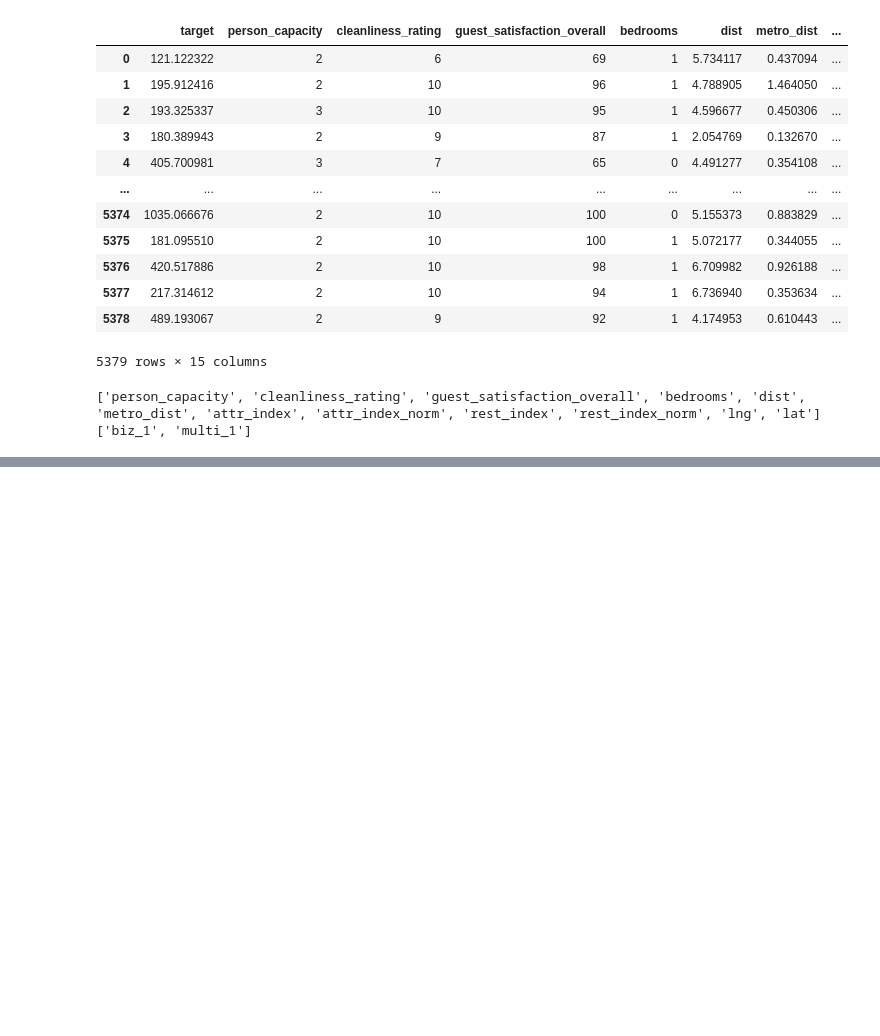
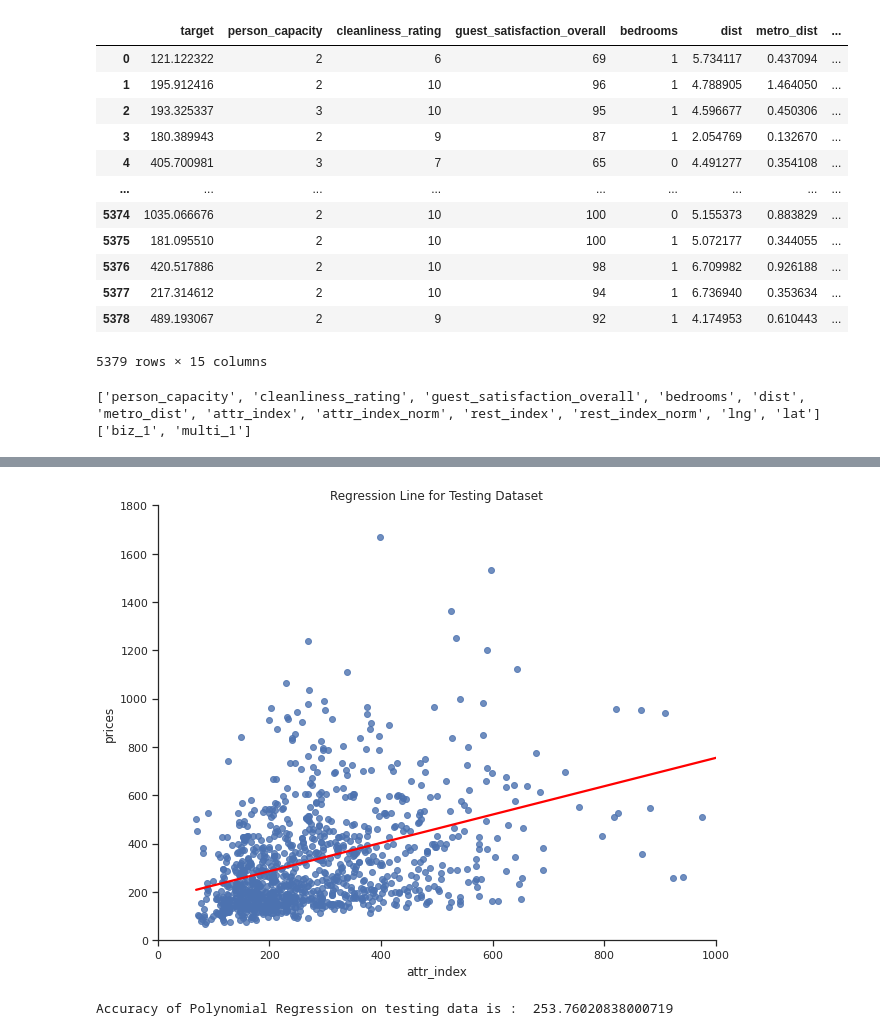
Before and after one commit to sanchariguhaniyogi/imageclassification, a Jupyter notebook: Untitled4.ipynb, the cells around one changed output, grey strips where cells are left out. Drawn from its saved outputs; the diff is of its cells as text; code cells hidden in the pictures; blank space fills up the shorter version.

```diff
--- a/Untitled4.ipynb
+++ b/Untitled4.ipynb
@@ -79,0 +131,25 @@ plt.show()
+# %%
+plt.figure(figsize=(10,8))
+sns.regplot(x=X_test['attr_index'], y=y_test['target'], ci=None, line_kws={"color": "red"})
+plt.title("Regression Line for Testing Dataset")
+plt.ylabel('prices')
+plt.xlim(0,1000)
+plt.ylim(0,1800)
+plt.show()
+# %% [output]
+[figure, added]
+# %%
+from sklearn.preprocessing import PolynomialFeatures
+poly = PolynomialFeatures(2)
+
+X_train_poly = poly.fit_transform(X_train)
+X_test_poly = poly.fit_transform(X_test)
+pm = LinearRegression()
+pm.fit(X_train_poly,y_train)
+
+pred_test = pm.predict(X_test_poly)
+rmse_test =mean_squared_error(y_test,pred_test,squared=False)
+
+print("Accuracy of Polynomial Regression on testing data is : ",rmse_test)
+# %% [output]
+Accuracy of Polynomial Regression on testing data is :  253.76020838000719
```
Also changed, not shown: parts of 8 cells of this notebook.
